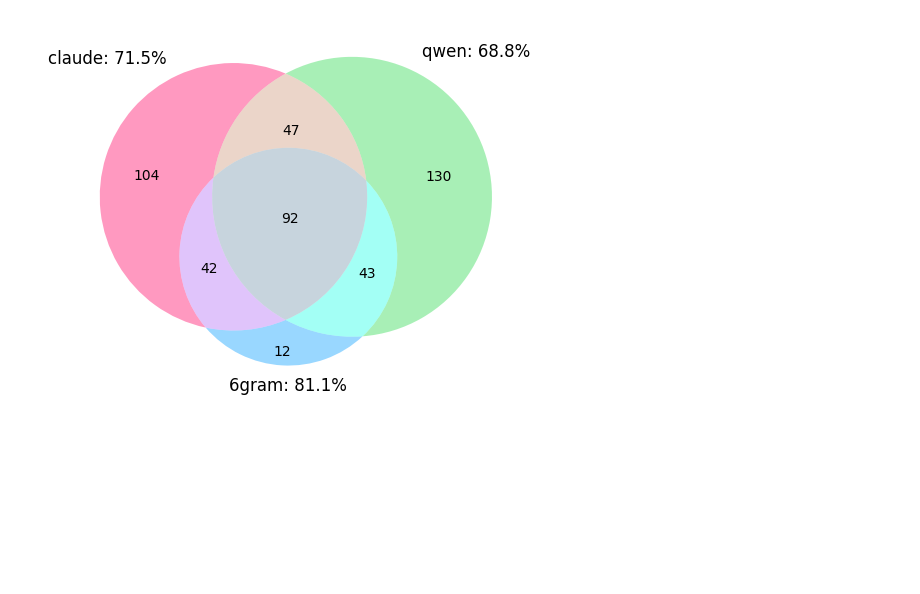
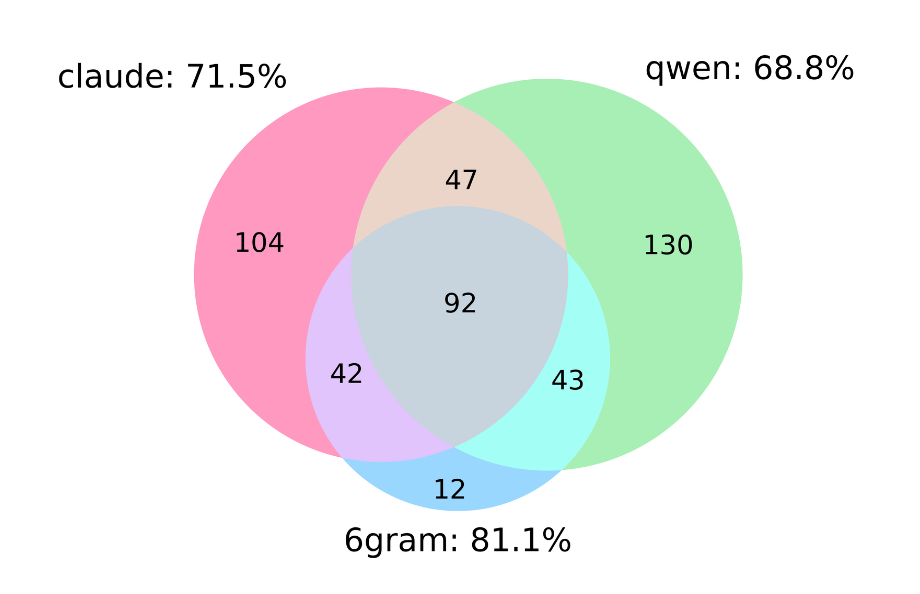
Before and after one commit to kavigupta/evallm, a Jupyter notebook: notebooks/illustrative-example.ipynb, the cells around one changed output. Drawn from its saved outputs; the diff is of its cells as text; code cells hidden in the pictures; blank space fills up the shorter version.

Commit message:
update case study example notebook and save figures (#101)

```diff
--- a/notebooks/illustrative-example.ipynb
+++ b/notebooks/illustrative-example.ipynb
@@ -44,24 +57,6 @@ from evallm.experiments.example import transducer_example_csv, plot_errors
 # chat_prompt = prompt_by_key["Basic"]["chat"]
 # non_chat_prompt = prompt_by_key["Basic"]["non-chat"]
 # %%
-sum_dfa = unpack_dfa(
-    pack_dfa(
-        DFA(
-            states={0, 1, 2},
-            input_symbols={0, 1, 2},
-            transitions={a: {b: (a + b) % 3 for b in range(3)} for a in range(3)},
-            initial_state=0,
-            final_states={0},
-        )
-    )
+sum_dfa, sequence_tasks = generate_data_for_dfa(
+    lambda a, b: (a + b) % 3, current_setting_s
 )
-
-sequence_tasks = sample_task_instances_given_dfa(
-    np.random.RandomState(0),
-    num_sequences=current_setting_s["num_sequences"],
-    num_sequence_symbols=current_setting_s["num_sequence_symbols"],
-    num_sequence_symbols_prompt=current_setting_s["num_sequence_symbols_prompt"],
-    try_limit=50,
-    num_instances=1000,
-    dfa=sum_dfa,
-)
@@ -68,5 +67,5 @@ sequence_tasks = sample_task_instances_given_dfa(
 # %%
-res_claude = run_experiment_for_dfa(
+res_claude_t = run_experiment_for_dfa(
     prompts_t["Red-Green"]["chat"],
     pack_dfa(sum_dfa),
     1000,
@@ -75,15 +74,15 @@ res_claude = run_experiment_for_dfa(
     keep_completions=True,
 )
 # %%
-res_qwen = run_experiment_for_dfa(
+res_qwen_t = run_experiment_for_dfa(
     prompts_t["Basic"]["non-chat"], pack_dfa(sum_dfa), 1000, "Qwen/Qwen2.5-Coder-7B", 0
 )
 # %%
 from matplotlib_venn import venn3
 # %%
 transducer_masks = {
-    "claude": res_claude.accuracy_each,
-    "qwen": res_qwen.accuracy_each,
-    "6gram": compute_ngram_each(res_qwen)[:, 6 - 2],
+    "claude": res_claude_t.accuracy_each,
+    "qwen": res_qwen_t.accuracy_each,
+    "6gram": compute_ngram_each(res_qwen_t)[:, 6 - 2],
 }
 # %%
@@ -92,6 +91,8 @@ trivial_cases = (res_claude.inputs_packed[:, -1] == 0) | (
 )
 # %%
+plt.figure(tight_layout=True, dpi=800, figsize=(4.5, 3))
 plot_errors(transducer_masks)
+plt.savefig("../output/example_dfa/sum_dfa_transducer_error.png", dpi=800)
 # %% [output]
-[figure, old version]
+[figure, new version]
 # %%
```
Also changed, not shown: parts of 25 cells of this notebook, 6 other files.
